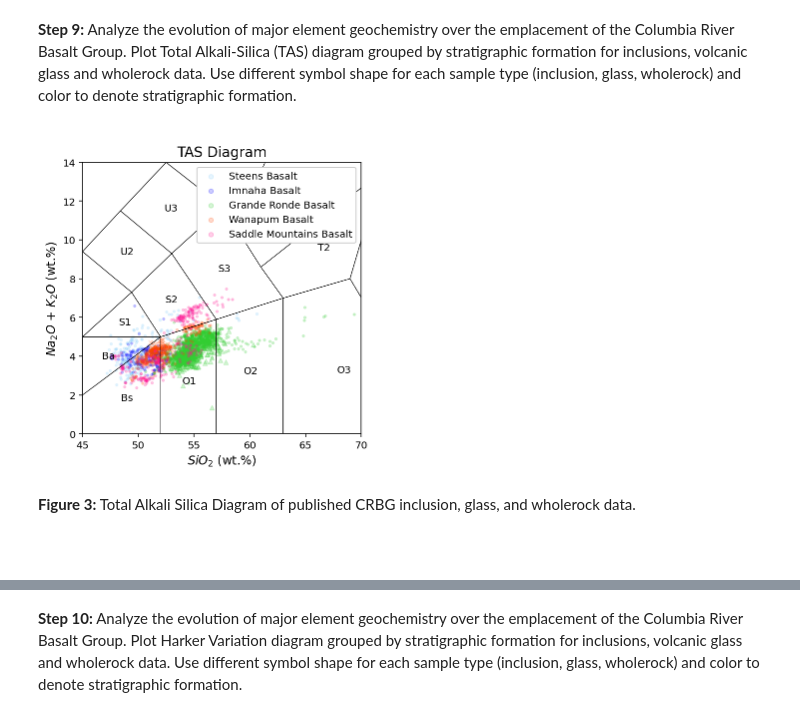
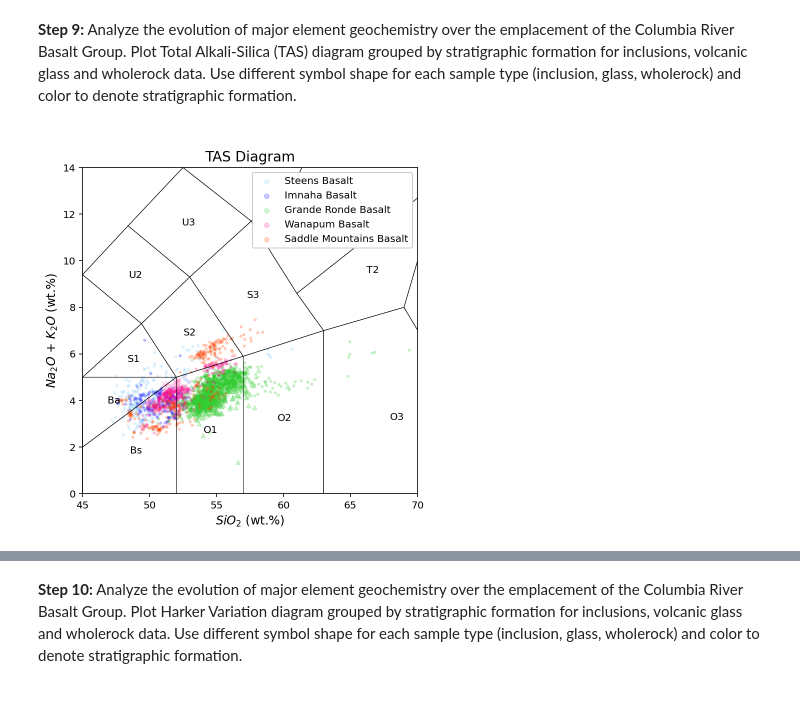
Before and after one commit to lhlinka/rces-final-project, a Jupyter notebook: finalproject.ipynb, the cells around one changed output, grey strips where cells are left out. Cells and saved outputs as stored; diff of their text form; code cells hidden in the pictures.

Commit message:
updated figure captions

```diff
--- a/finalproject.ipynb
+++ b/finalproject.ipynb
@@ -293,33 +297,28 @@ ax.gridlines(crs=ccrs.PlateCarree(), draw_labels=True, linestyle ='dashed');
 # %%
 # Import TAS diagram template from pyrolite package.
 from pyrolite.util.plot.axes import share_axes
 from pyrolite.plot.templates import TAS
 
 # Plot Total Alkali content vs. SiO2 for inclusion, glass, and wholerock data.
-ax = TAS(linewidth=0.5, labels='ID', figsize=[5,5])
+ax = TAS(linewidth=0.5, labels='ID', figsize=[6,6])
 gb_inclusion.get_group(' STEENS BASALT').plot.scatter(ax=ax, x='SIO2(WT%)NORM', y='NA2O+K2O(WT%)NORM', c='lightskyblue', marker='x', alpha = 0.2)
-gb_inclusion.get_group(' WANAPUM BASALT').plot.scatter(ax=ax, x='SIO2(WT%)NORM', y='NA2O+K2O(WT%)NORM', c='orangered', marker='x', alpha = 0.2)
+gb_inclusion.get_group(' WANAPUM BASALT').plot.scatter(ax=ax, x='SIO2(WT%)NORM', y='NA2O+K2O(WT%)NORM', c='deeppink', marker='x', alpha = 0.2)
 
-gb_glass.get_group(' WANAPUM BASALT').plot.scatter(ax=ax, x='SIO2(WT%)NORM', y='NA2O+K2O(WT%)NORM', c='orangered', marker='^', alpha = 0.2)
+gb_glass.get_group(' WANAPUM BASALT').plot.scatter(ax=ax, x='SIO2(WT%)NORM', y='NA2O+K2O(WT%)NORM', c='deeppink', marker='^', alpha = 0.2)
 gb_glass.get_group(' GRANDE RONDE BASALT').plot.scatter(ax=ax, x='SIO2(WT%)NORM', y='NA2O+K2O(WT%)NORM', c='limegreen', marker='^', alpha = 0.2)
 
 gb_wholerock.get_group(' STEENS BASALT').plot.scatter(ax=ax, x='SIO2(WT%)NORM', y='NA2O+K2O(WT%)NORM', c='lightskyblue', marker='.', alpha = 0.2, label='Steens Basalt')
 gb_wholerock.get_group(' IMNAHA BASALT').plot.scatter(ax=ax, x='SIO2(WT%)NORM', y='NA2O+K2O(WT%)NORM', c='blue', marker='.', alpha = 0.2, label='Imnaha Basalt')
 gb_wholerock.get_group(' GRANDE RONDE BASALT').plot.scatter(ax=ax, x='SIO2(WT%)NORM', y='NA2O+K2O(WT%)NORM', c='limegreen', marker='.', alpha = 0.2, label='Grande Ronde Basalt')
-gb_wholerock.get_group(' WANAPUM BASALT').plot.scatter(ax=ax, x='SIO2(WT%)NORM', y='NA2O+K2O(WT%)NORM', c='orangered', marker='.', alpha = 0.2, label='Wanapum Basalt')
-gb_wholerock.get_group(' SADDLE MOUNTAINS BASALT').plot.scatter(ax=ax, x='SIO2(WT%)NORM', y='NA2O+K2O(WT%)NORM', c='deeppink', marker='.', alpha = 0.2, label='Saddle Mountains Basalt')
+gb_wholerock.get_group(' WANAPUM BASALT').plot.scatter(ax=ax, x='SIO2(WT%)NORM', y='NA2O+K2O(WT%)NORM', c='deeppink', marker='.', alpha = 0.2, label='Wanapum Basalt')
+gb_wholerock.get_group(' SADDLE MOUNTAINS BASALT').plot.scatter(ax=ax, x='SIO2(WT%)NORM', y='NA2O+K2O(WT%)NORM', c='orangered', marker='.', alpha = 0.2, label='Saddle Mountains Basalt')
 
 # Add labels, legend, and adjust x- and y- plot extent
 ax.set_title('TAS Diagram', fontsize = 14)
 ax.set_xlabel('$SiO_2$ (wt.%)', fontsize = 12)
 ax.set_ylabel('$Na_2O$ + $K_2O$ (wt.%)', fontsize = 12)
 ax.set_xlim(45,70)
 ax.set_ylim(0,14)
 ax.legend(fontsize = 10, markerscale = 2, loc = 'upper right', frameon=True, facecolor='inherit', framealpha=True);
 # %% [output]
-[figure, old version]
+[figure, new version]
-# %% [markdown]
-<b>Figure 3:</b> Total Alkali Silica Diagram of published CRBG inclusion, glass, and wholerock data.
-<br/>
-<br/>
-<br/>
```
Also changed, not shown: parts of 20 cells of this notebook.
